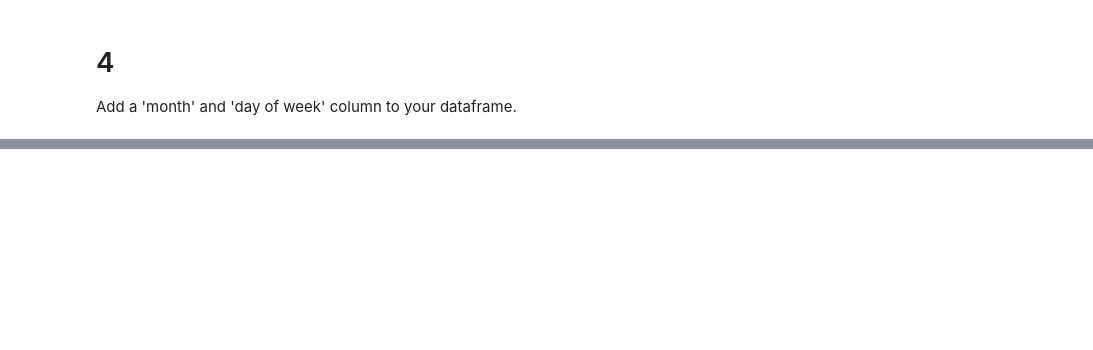
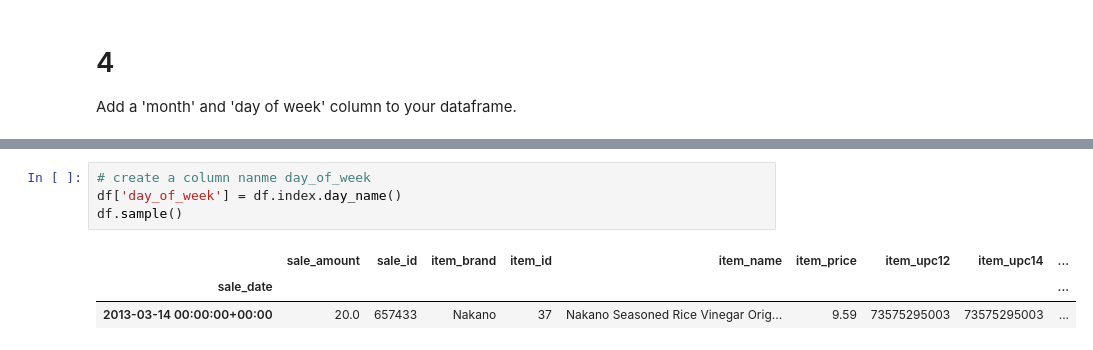
Before and after one commit to VelasquezAlejandro044/time-series-exercises, a Jupyter notebook: prepare_tsa.ipynb, the cells around one changed output, grey strips where cells are left out. Drawn from its saved outputs; the diff is of its cells as text; blank space fills up the shorter version.

```diff
--- a/prepare_tsa.ipynb
+++ b/prepare_tsa.ipynb
@@ -160,0 +169,8 @@ Add a 'month' and 'day of week' column to your dataframe.
+# %%
+# create a column nanme day_of_week
+df['day_of_week'] = df.index.day_name()
+df.sample()
+# %% [output]
+|  | sale_amount | sale_id | item_brand | item_id | item_name | item_price | item_upc12 | item_upc14 | ... |
+| sale_date |  |  |  |  |  |  |  |  | ... |
+| 2013-03-14 00:00:00+00:00 | 20.0 | 657433 | Nakano | 37 | Nakano Seasoned Rice Vinegar Orig... | 9.59 | 73575295003 | 73575295003 | ... |
```
Also changed, not shown: parts of 10 cells of this notebook, 1 other file.
